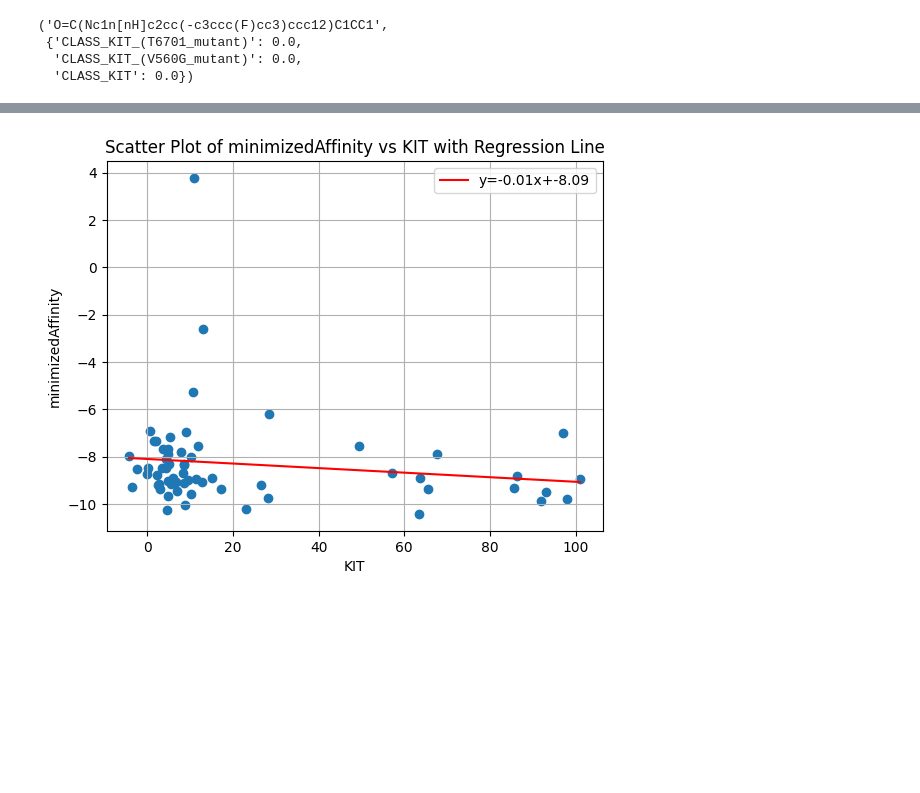
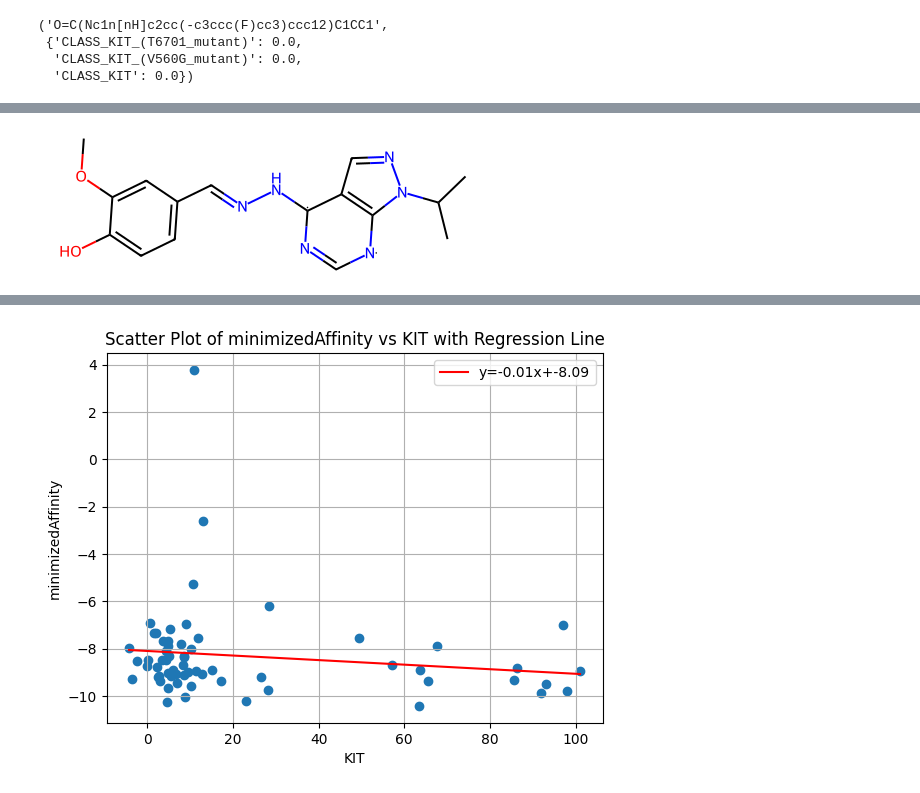
Before and after one commit to Peterdes/ml4dd, a Jupyter notebook: notebooks/smina_scores.ipynb, the cells around one changed output, grey strips where cells are left out. Drawn from its saved outputs; the diff is of its cells as text; code cells hidden in the pictures; blank space fills up the shorter version.

```diff
--- a/notebooks/smina_scores.ipynb
+++ b/notebooks/smina_scores.ipynb
@@ -16,0 +94,4 @@ df_kit_wt_smina = pd.read_csv("data/KIT_wt/poses.csv")
+# %%
+Chem.MolFromSmiles(df_kit_wt_smina['smiles'][0])
+# %% [output]
+[figure, added]
```
Also changed, not shown: parts of 14 cells of this notebook.
